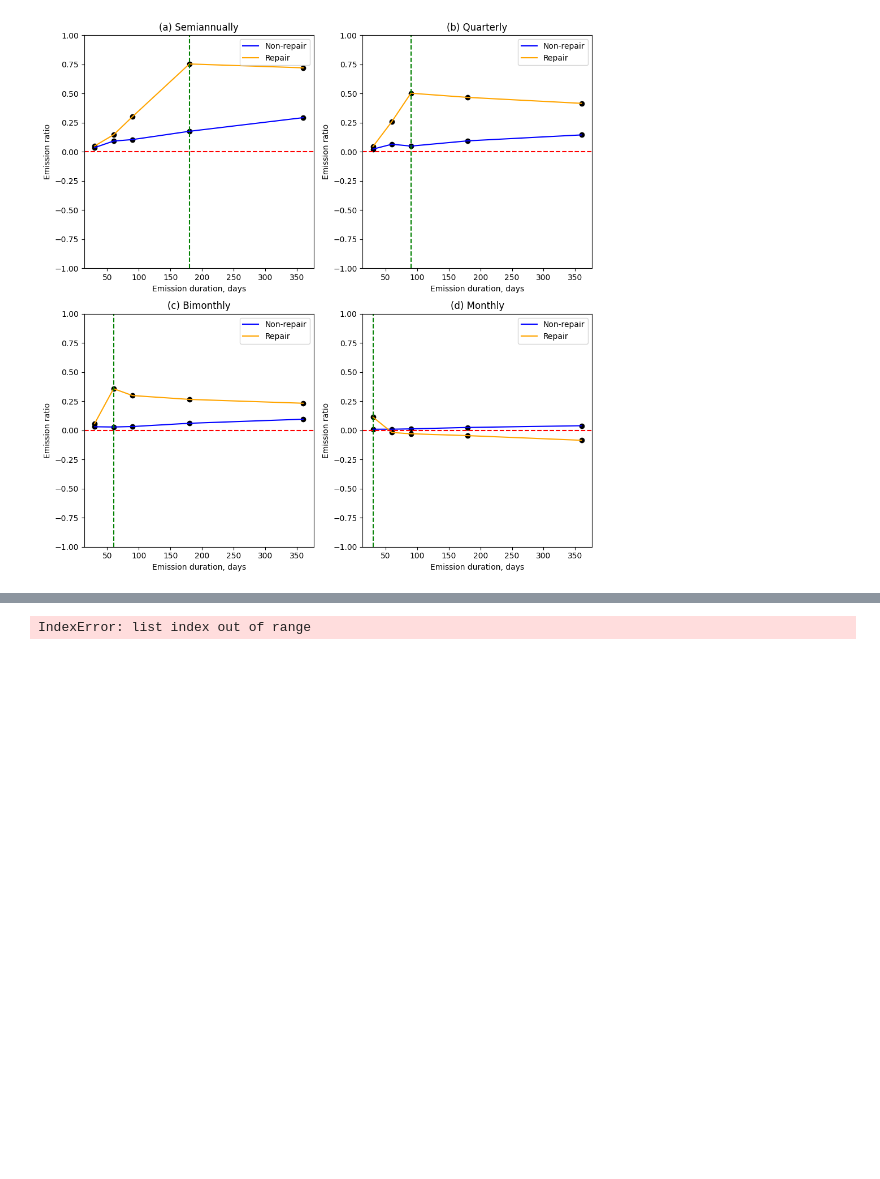
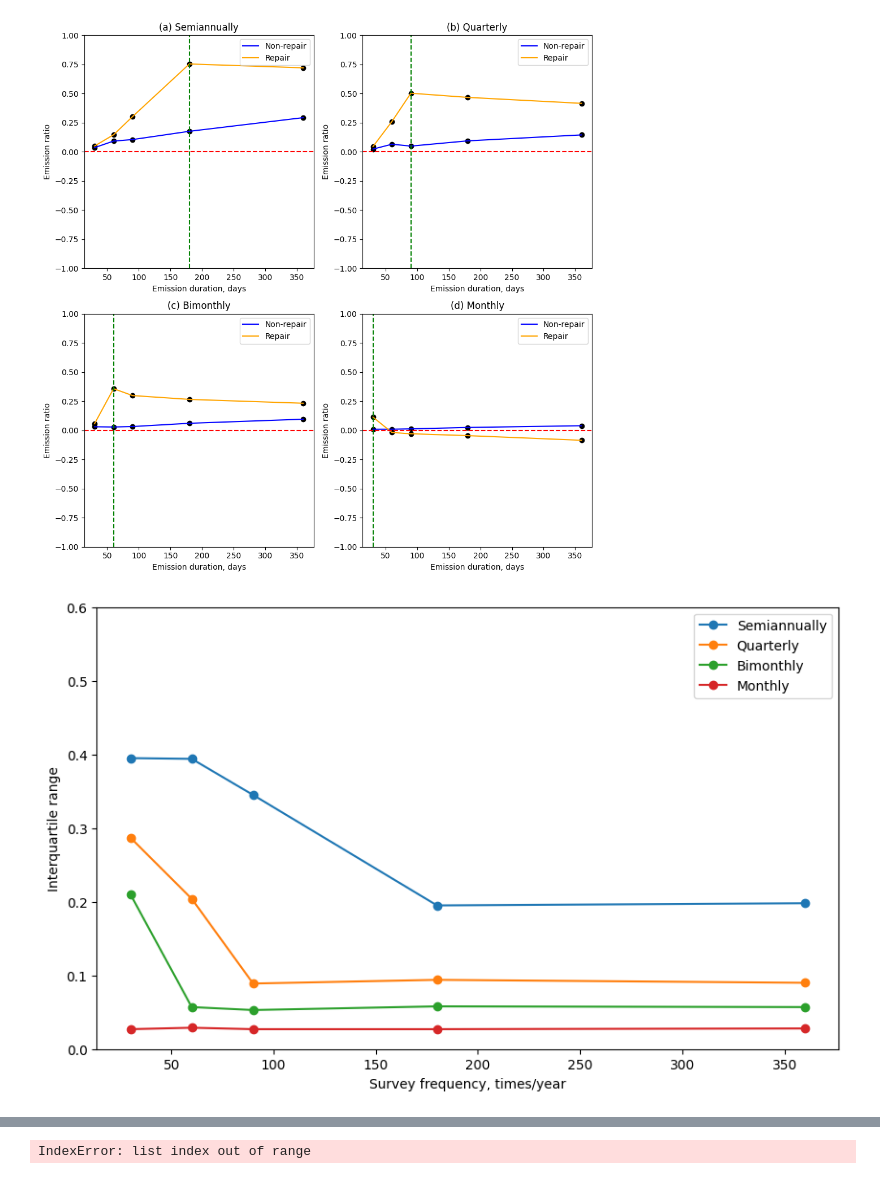
Before and after one commit to HJJJJX/Figure-Plotting, a Jupyter notebook: Uncertainty_Plot.ipynb, the cells around one changed output, grey strips where cells are left out. Saved outputs shown, nothing was run; the diff lists cells and outputs as text; code cells hidden in the pictures; blank space fills up the shorter version.

```diff
--- a/Uncertainty_Plot.ipynb
+++ b/Uncertainty_Plot.ipynb
@@ -667,3 +667,36 @@ plt.tight_layout()
 plt.show()
 # %% [output]
 [figure]
+# %%
+import matplotlib.pyplot as plt
+import numpy as np
+
+# Provided data
+x_values = [[360, 180, 90, 60, 30], [360, 180, 90, 60, 30], [360, 180, 90, 60, 30], [360, 180, 90, 60, 30]]
+
+# Calculate 25th and 75th percentiles
+percentile_25 = [
+    [19.6,7.9,-6.0,-10.5,-13.5], [10.4,4.8,0.9,-4.4,-10.9], [6.6,3.5,-2.2,-0.0,-7.3], [2.6,1.2,-0.0,-0.4,-0.3]]
+percentile_75 = [
+    [39.4,27.4,28.5,28.9,26.0], [19.4,14.2,9.8,16.0,17.8], [12.3,9.3,3.1,5.7,13.7], [5.4,3.9,2.7,2.5,2.4]]
+
+# Convert to numpy arrays for easier manipulation
+percentile_25 = np.array(percentile_25)
+percentile_75 = np.array(percentile_75)
+
+# Calculate the interquartile range (IQR)
+difference = (percentile_75 - percentile_25) / 100
+
+# Plotting
+plt.figure(figsize=(10, 6))
+labels = ["Semiannually", "Quarterly", "Bimonthly", "Monthly"]
+for i in range(difference.shape[0]):
+    plt.plot(x_values[i], difference[i], marker='o', label=labels[i])
+
+plt.xlabel('Survey frequency, times/year')
+plt.ylabel('Interquartile range')
+plt.ylim(0, 0.6)  # Set the y-axis limits
+plt.legend()
+plt.show()
+# %% [output]
+[figure, added]
```
Also changed, not shown: parts of 1 cell of this notebook.
